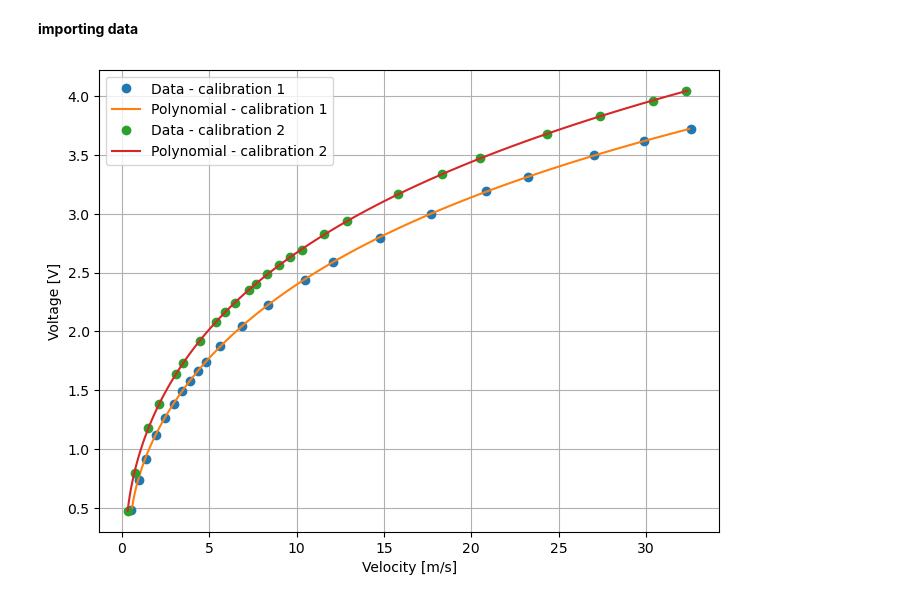
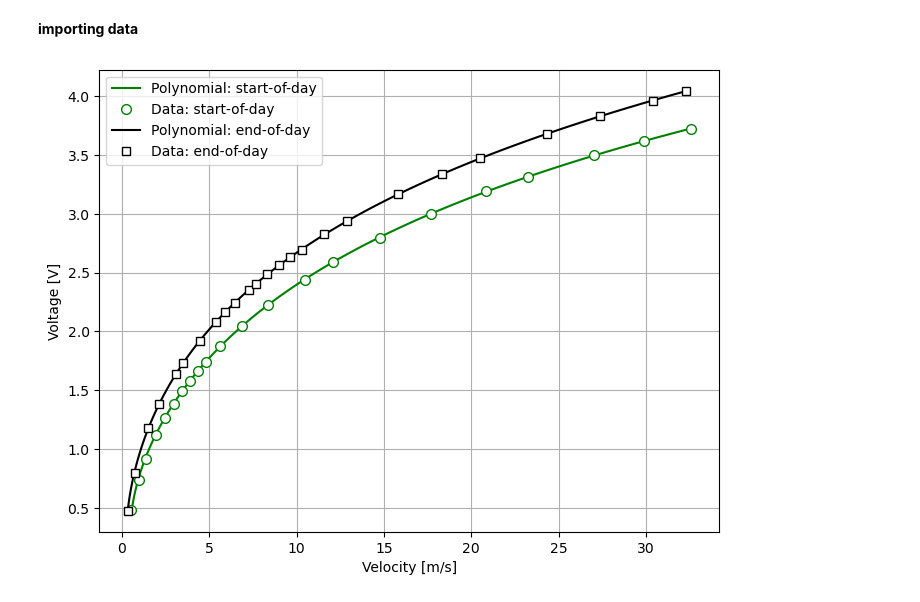
Before and after one commit to VictorLier/ExperimentalFluid, a Jupyter notebook: Hot-wire/calibration_marc.ipynb, the cells around one changed output. Drawn from its saved outputs; the diff is of its cells as text; code cells hidden in the pictures.

```diff
--- a/Hot-wire/calibration_marc.ipynb
+++ b/Hot-wire/calibration_marc.ipynb
@@ -55,35 +55,38 @@ class calibration:
 # %%
 import pandas as pd
 import numpy as np
 import matplotlib.pyplot as plt
 
 cali_1 = calibration('Measurement\Data\Calibration1')
 cali_2 = calibration('Measurement\Data\Calibration2')
 
 cali_1.save_coefficients('Measurement\Data\Processed_data\polynomial_coefficients_cali1.csv')
 cali_2.save_coefficients('Measurement\Data\Processed_data\polynomial_coefficients_cali2.csv')
 
 # Generate voltage values for plotting
 voltage_values1 = np.linspace(min(cali_1.V), max(cali_1.V), 100)
 velocity_values1 = np.polyval(cali_1.coefficients, voltage_values1)
 
 voltage_values2 = np.linspace(min(cali_2.V), max(cali_2.V), 100)
 velocity_values2 = np.polyval(cali_2.coefficients, voltage_values2)
 
 
 plt.figure(figsize=(8, 6))
-plt.plot(cali_1.U, cali_1.V, 'o', label='Data - calibration 1')
-plt.plot(velocity_values1, voltage_values1, label='Polynomial - calibration 1')
+plt.plot(velocity_values1, voltage_values1, color='green', label='Polynomial: start-of-day')
+plt.plot(cali_1.U, cali_1.V, 'o', color='white', label='Data: start-of-day', markersize=7,markeredgecolor='green')
 
-plt.plot(cali_2.U, cali_2.V, 'o', label='Data - calibration 2')
-plt.plot(velocity_values2, voltage_values2, label='Polynomial - calibration 2')
+plt.plot(velocity_values2, voltage_values2, color='black', label='Polynomial: end-of-day')
+plt.plot(cali_2.U, cali_2.V, 's', color='white', label='Data: end-of-day', markersize=6.2, markeredgecolor='black')
+
+
+
 
 plt.xlabel('Velocity [m/s]')
 plt.ylabel('Voltage [V]')
 plt.legend()
 plt.grid()
 plt.show()
 
 cali_2.save_coefficients('polynomial_coefficients.txt')
 # %% [output]
-[figure, old version]
+[figure, new version]
```
